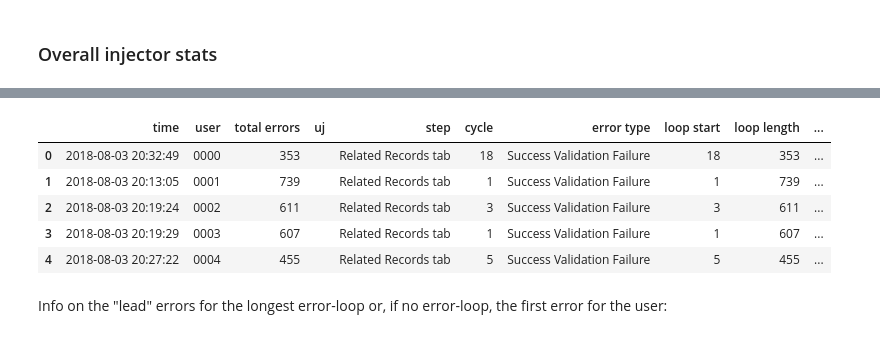
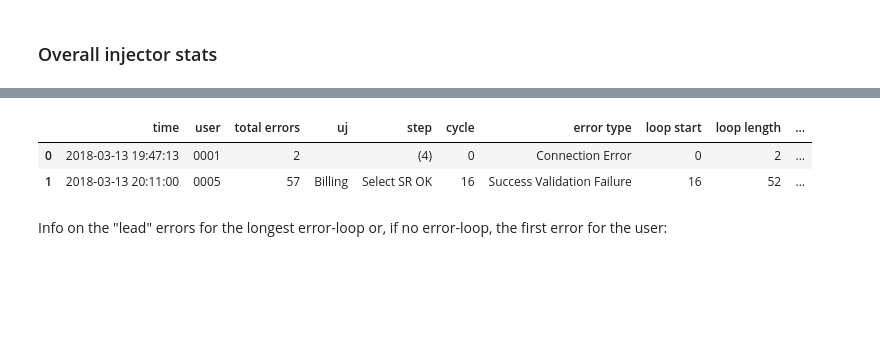
Before and after one commit to bobev18/errlogana, a Jupyter notebook: Log Error Analysis.ipynb, the cells around one changed output, grey strips where cells are left out. Saved outputs shown, nothing was run; the diff lists cells and outputs as text; code cells hidden in the pictures; blank space fills up the shorter version.

```diff
--- a/Log Error Analysis.ipynb
+++ b/Log Error Analysis.ipynb
@@ -164,6 +165,18 @@ class TestError():
                 return None
             ### --- ==================== ---
 
+            ###  --- Integral specific errors ---
+            if  html_response_only.count('The PPM & Work Order Billing Process has now been initiated.') and \
+                                                    not html_response_only.count('Record has been saved.'):
+                self._set_cause('new Wrokflow response',
+                    'received "The PPM & Work Order Billing Process has now been initiated." instead of "Record has been saved."')
+                return None
+
+            if  html_response_only.count('>Do nothing</label>') and html_response_only.count('>Cancel the bill</label>'):
+                self._set_cause('new Wrokflow response', 'received radio buttons "Do nothing" and "Cancel the bill"')
+                return None
+            ### --- ==================== ---
+
             self._set_cause('unknown validation fail', html_response_only)
             self.html = html
         else:
@@ -256,15 +269,15 @@ class VirtualUser():
 
         self.causes = causes
 
-    def lead_error_info(self):
+    def lead_error_info(self, shorten=True):
         # return info on the "lead" error of the longest error-loop
         #   or the first error for the user
 
         if self.max_loop:
-            lead_error_info = self.max_loop.lead_error.show()
+            lead_error_info = self.max_loop.lead_error.show(shorten=shorten)
             max_loop_info = self.max_loop.show()
         else:
-            lead_error_info = self.errors[0].show()
+            lead_error_info = self.errors[0].show(shorten=shorten)
             max_loop_info = OrderedDict([('loop start', ''), ('loop length', '')])
 
         def surgery(ordered_dict, index, insertion):
@@ -381,6 +394,6 @@ if len(warnlog):
 # %% [markdown]
 Obtain the list of errors.
 # %%
-errorlog = re.findall(r'(?<=\n).+?\[SEVERE\].+?id \d+?,[\w\s]+?\):.+?(?=\n)', alllog)
+errorlog = re.findall(r'(?<=\n).+?\[SEVERE\].+?id \d+?,[\w\s]*?\):.+?(?=\n)', alllog)
 print('severe count:', len(errorlog))
 # %% [output]
@@ -407,13 +420,16 @@ for err in errorlog:
     time = err[:20]
     usr = re.search(r'user.(\d+?),.cycle', err)
     user = usr.group(1)
-    user = str(user).rjust(4,'0')
+    user = str(user).rjust(4, '0')
     cyc = re.search(r'cycle.(\d+?),.step', err)
     cycle = cyc.group(1)
     stp = re.search(r'step\s+?(.+?),\s+?id', err)
     step = stp.group(1)
     errtype = re.search(r', status (.+?)\):', err)
-    error_type = errtype.group(1)
+    if errtype:
+        error_type = errtype.group(1)
+    else:
+        error_type = 'Error getting value for DD item'
     message = err[err.find('):'):]
 
     if error_type.find('Unexpected Error') >= 0:
@@ -430,7 +446,8 @@ for err in errorlog:
             # find matching snapshot by user and cycle -- will fail in case of 2 errs in 1 cycle
             uj = [ z[1] for z in snaplog if z[-4]==str(int(user)) and z[-3]==cycle ][0]
         except IndexError:
-            print('failed to find snapshot data for user', user, 'cycle', cycle)
+#             print('failed to find snapshot data for user', user, 'cycle', cycle)
+            pass
 
     new_error_record = TestError(time, user, cycle, uj, step, error_type, message, test_folder)
     errors.append(new_error_record)
@@ -502,9 +511,16 @@ accu = []
 
 for userid in sorted_keys:
     user = vusers[userid]
-    accu.append(list(user.lead_error_info().values()))
+    errors_values = list(user.lead_error_info(shorten=False).values())
+    accu.append(errors_values)
+    for val in errors_values:
+        try:
+            print(val[:250], end=',')
+        except TypeError:
+            print(val, end=',')
+    print()
     if causes_keys == []:
-        causes_keys = list(user.lead_error_info())
+        causes_keys = list(user.lead_error_info(shorten=False))
 
     # summation of values of corresponding key over list of dicts
     for key in user.causes.keys():
@@ -516,9 +534,6 @@ data
 |  | time | user | total errors | uj | step | cycle | error type | loop start | loop length | ... |
-| 0 | 2018-08-03 20:32:49 | 0000 | 353 |  | Related Records tab | 18 | Success Validation Failure | 18 | 353 | ... |
-| 1 | 2018-08-03 20:13:05 | 0001 | 739 |  | Related Records tab | 1 | Success Validation Failure | 1 | 739 | ... |
-| 2 | 2018-08-03 20:19:24 | 0002 | 611 |  | Related Records tab | 3 | Success Validation Failure | 3 | 611 | ... |
-| 3 | 2018-08-03 20:19:29 | 0003 | 607 |  | Related Records tab | 1 | Success Validation Failure | 1 | 607 | ... |
-| 4 | 2018-08-03 20:27:22 | 0004 | 455 |  | Related Records tab | 5 | Success Validation Failure | 5 | 455 | ... |
+| 0 | 2018-03-13 19:47:13 | 0001 | 2 |  | (4) | 0 | Connection Error | 0 | 2 | ... |
+| 1 | 2018-03-13 20:11:00 | 0005 | 57 | Billing | Select SR OK | 16 | Success Validation Failure | 16 | 52 | ... |
 # %% [markdown]
 Info on the "lead" errors for the longest error-loop or, if no error-loop, the first error for the user:
 # %%
```
Also changed, not shown: parts of 14 cells of this notebook, 1 other file.
